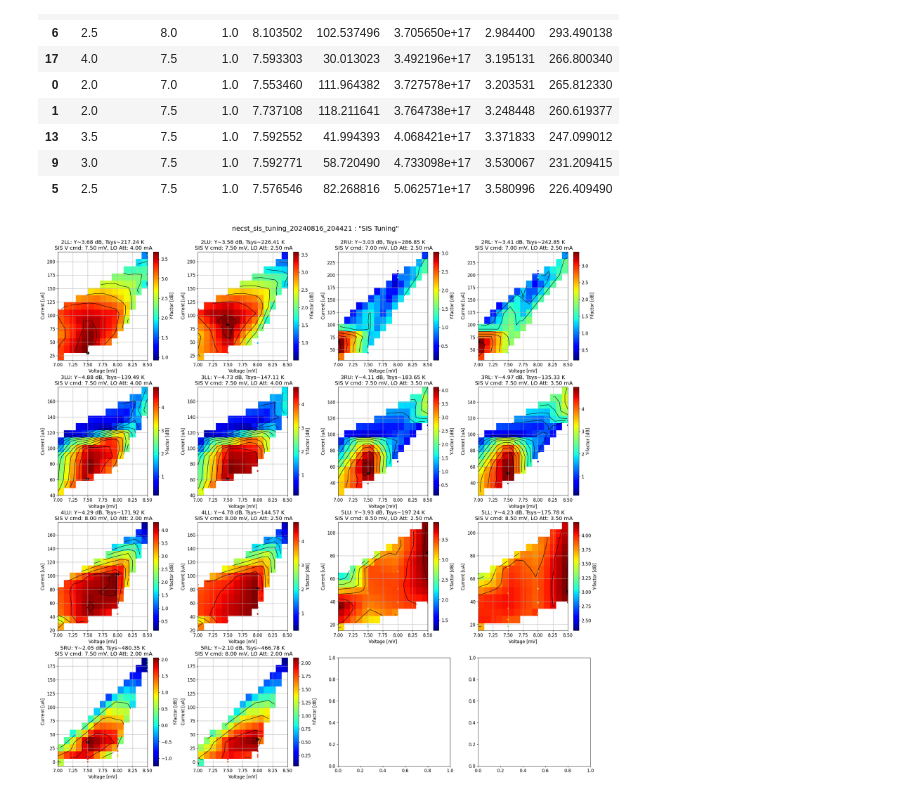
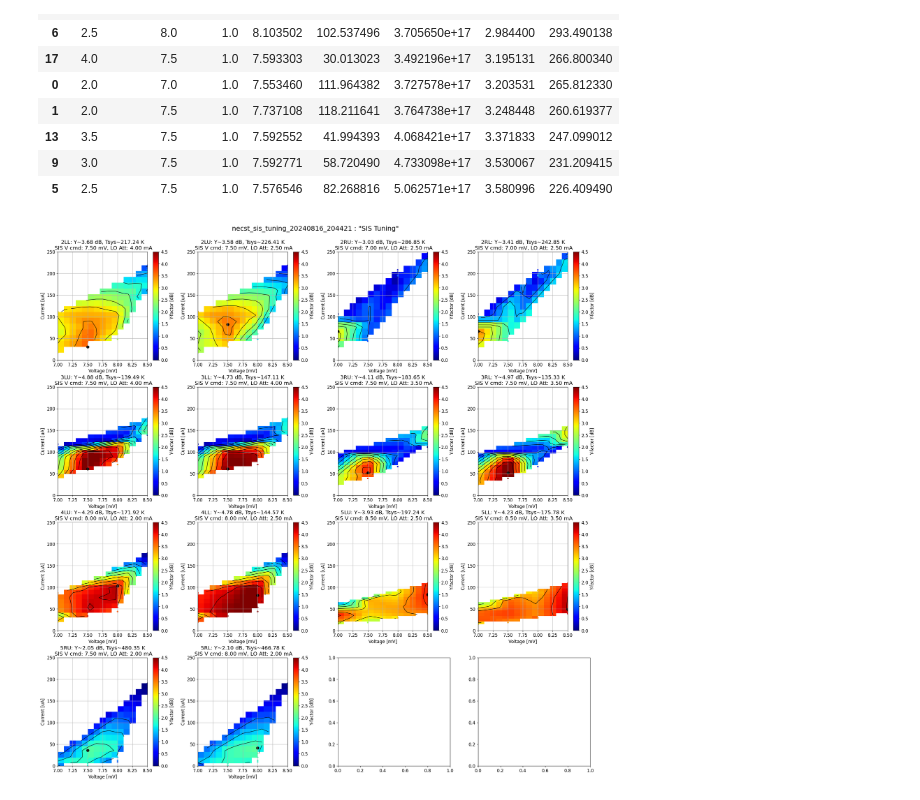
Before and after one commit to necst-telescope/necbook, a Jupyter notebook: sis_tuning/sis_tuning_v4.ipynb, the cells around one changed output. Drawn from its saved outputs; the diff is of its cells as text; code cells hidden in the pictures.

```diff
--- a/sis_tuning/sis_tuning_v4.ipynb
+++ b/sis_tuning/sis_tuning_v4.ipynb
@@ -189,33 +189,34 @@ for key, _ax in zip(pd_sum_power.keys(), ax):
         new_x_coord = np.linspace(x_min, x_max, 15)
         new_y_coord = np.linspace(y_min, y_max, 15)
 
         # x, yのグリッド配列作成
         xx, yy = np.meshgrid(new_x_coord, new_y_coord)
         # データの補間
         grid_z = griddata((pd_sum_power[key]['sisvol_cmd'], pd_sum_power[key]['siscur']), pd_sum_power[key]['yfactor'], (xx, yy), method='linear', rescale=True)
 
         # Plot
-        im = _ax.imshow(grid_z, extent=(x_min, x_max, y_min, y_max), aspect="auto", origin='lower', cmap='jet', vmin=0)
+        im = _ax.imshow(grid_z, extent=(x_min, x_max, y_min, y_max), aspect="auto", origin='lower', cmap='jet', vmin = 0, vmax = 4.5)
         _ax.contour(grid_z, extent=(x_min, x_max, y_min, y_max), colors="k", levels=np.arange(1, 4.5, 0.4), linewidths=1)
-        mappable = _ax.scatter(pd_sum_power[key]['sisvol_cmd'], pd_sum_power[key]['siscur'], c=pd_sum_power[key]['yfactor'], cmap='jet', s=12)
+        mappable = _ax.scatter(pd_sum_power[key]['sisvol_cmd'], pd_sum_power[key]['siscur'], c=pd_sum_power[key]['yfactor'], vmin = 0, vmax = 4.5, cmap='jet', s=12)
         _ax.set_xlabel('Voltage [mV]')
         _ax.set_ylabel('Current [uA]')
         bar = fig.colorbar(mappable)
         bar.set_label('Y-factor [dB]')
         _ax.grid()
         max_index = pd_sum_power[key]['yfactor'].idxmax()
         max_yfac = pd_sum_power[key].loc[max_index, 'yfactor']
         max_tsys = pd_sum_power[key].loc[max_index, 'Tsys']
         max_x = pd_sum_power[key].loc[max_index, 'sisvol_cmd']
         max_y = pd_sum_power[key].loc[max_index, 'siscur']
         max_loatt = pd_sum_power[key].loc[max_index, 'loatt']
         _ax.scatter(max_x, max_y, c='black', s=50, label='Max Y-factor')
         _ax.set_title("{}: Y~{:.2f} dB, Tsys~{:.2f} K\n SIS V cmd: {:.2f} mV, LO Att: {:.2f} mA".format(key, max_yfac, max_tsys, max_x, max_loatt))
+        _ax.set_ylim(0, 250)
     except Exception as e:
         continue
 plt.suptitle((f'{filename} : "SIS Tuning"'), fontsize=18)
 plt.subplots_adjust(wspace=0.25, hspace=0.25, bottom=0.05)
 plt.subplots_adjust(top=0.935)
 plt.savefig(f'sis_tuning_v4_{filename}.png')
 # %% [output]
-[figure, old version]
+[figure, new version]
```
